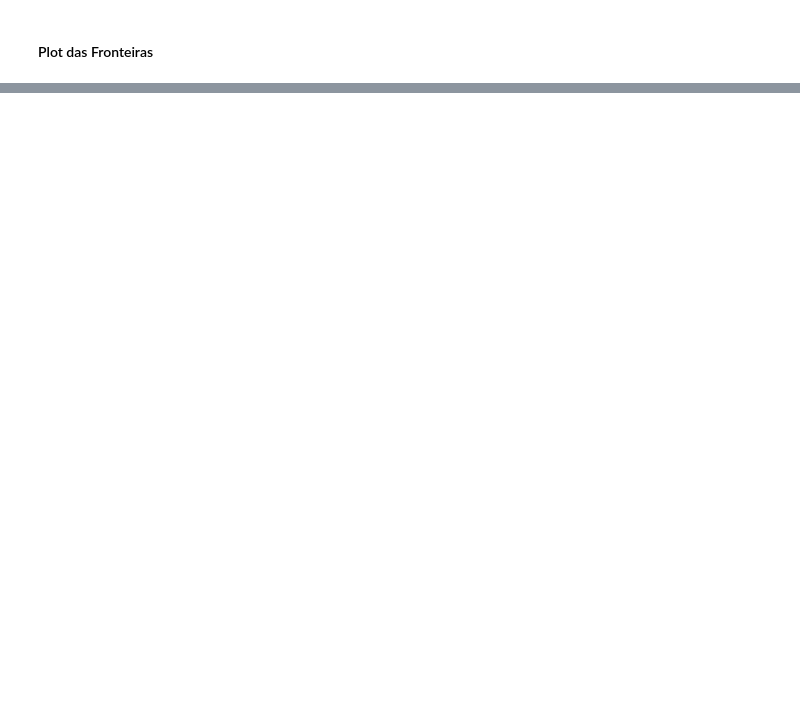
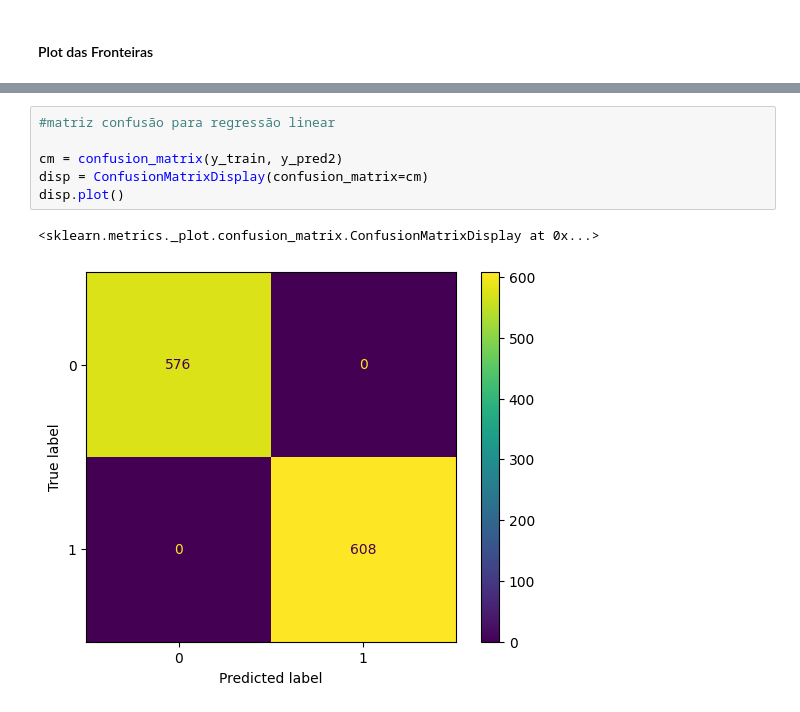
Before and after one commit to juliamssilva/classificador_digitos, a Jupyter notebook: mnsit.ipynb, the cells around one changed output, grey strips where cells are left out. Cells and saved outputs as stored; diff of their text form; blank space fills up the shorter version.

```diff
--- a/mnsit.ipynb
+++ b/mnsit.ipynb
@@ -529,0 +576,9 @@ plot_fronteira(X_train, train_1, train_5, perceptron.w, regressao_linear.w, titl
+# %%
+#matriz confusão para regressão linear
+
+cm = confusion_matrix(y_train, y_pred2)
+disp = ConfusionMatrixDisplay(confusion_matrix=cm)
+disp.plot()
+# %% [output]
+<sklearn.metrics._plot.confusion_matrix.ConfusionMatrixDisplay at 0x...>
+[figure, added]
```
Also changed, not shown: parts of 16 cells of this notebook.
